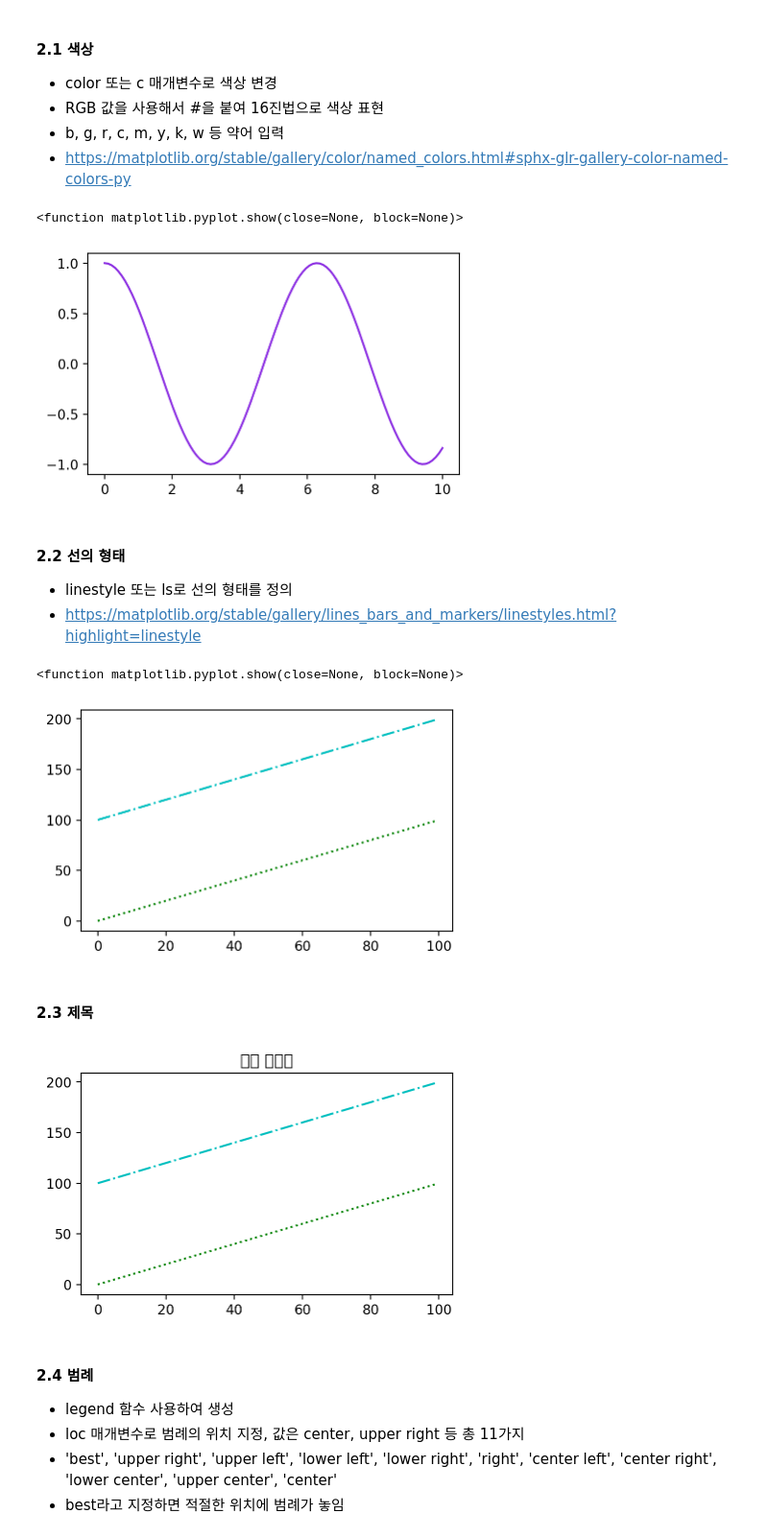
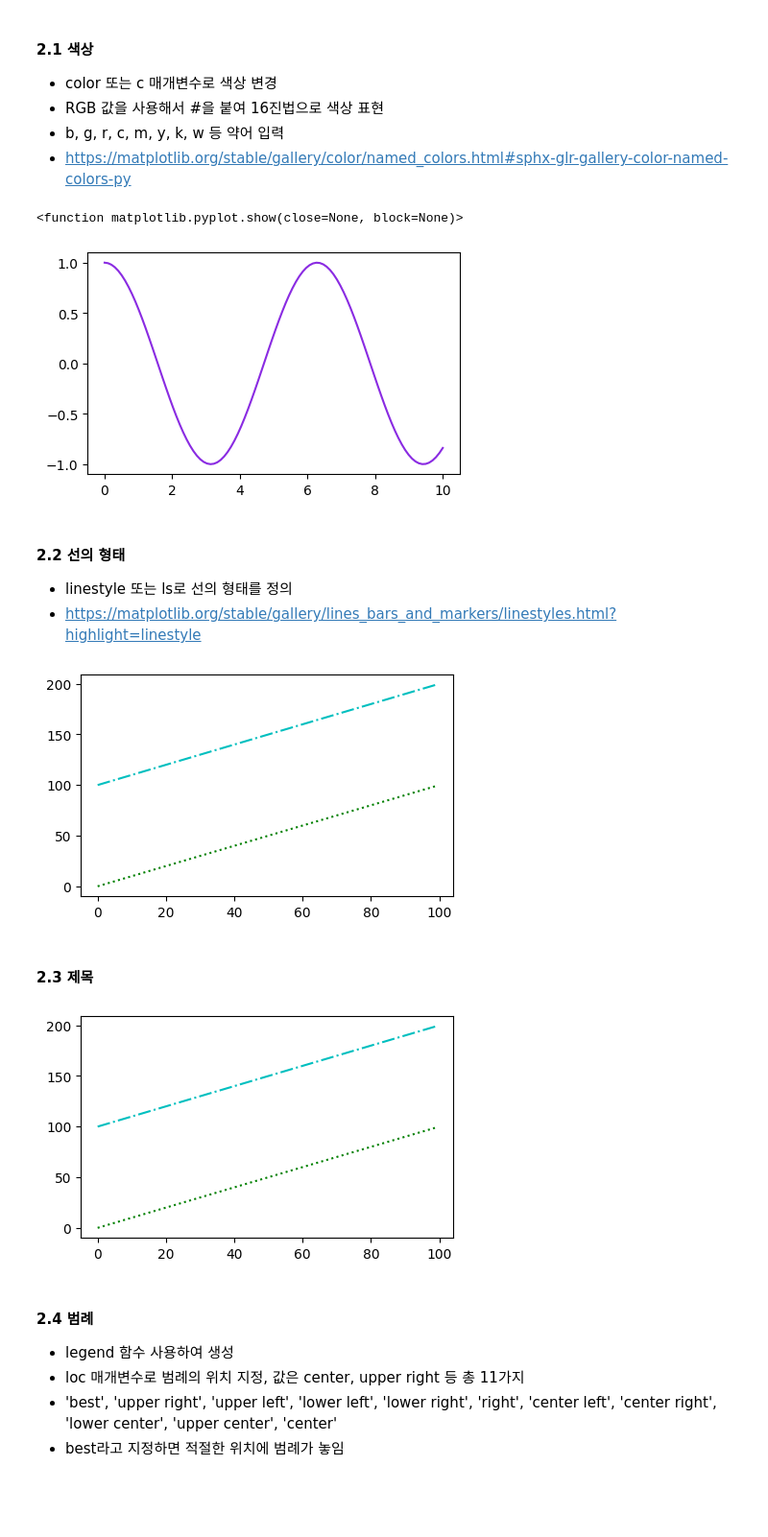
Before and after one commit to y109240/dataAnalysis, a Jupyter notebook: 데이터분석_matplotlib.ipynb, the cells around one changed output. Shown at 96% size. Cells and saved outputs as stored; diff of their text form; code cells hidden in the pictures; blank space fills up the shorter version.

Commit message:
Colab을 통해 생성됨

```diff
--- a/데이터분석_matplotlib.ipynb
+++ b/데이터분석_matplotlib.ipynb
@@ -97,0 +88,9 @@ mpl.rc('axes', unicode_minus=False)
+# %%
+# Mac colab
+import matplotlib.pyplot as plt
+import matplotlib.font_manager as fm
+import warnings
+
+fe = fm.FontEntry(fname='r/usr/share/fonts/truetype/nanum/NanumGothic.ttf', name="NanumGothic")
+fm.fontManager.ttflist.insert(0, fe)
+plt.rcParams.update({'font.size':13, 'font.family':'NanumGothic'})
@@ -103,5 +105,0 @@ mpl.rc('axes', unicode_minus=False)
-# %%
-import matplotlib.pyplot as plt
-import matplotlib.font_manager as fm
-fm._rebuild()
-plt.rc('font', family='NanumGothic')
@@ -114,3 +106,16 @@ for fontInfo in fm.fontManager.ttflist:
+# %%
+# 브라우저에서 바로 그려지도록
+%matplotlib inline
+
+# 그래프에 retina display 적용
+%config InlineBackend.figure_format = 'retina'
+
+# 한글 폰트 설정
+plt.rc('font', family='NanumBarunGothic')  # 코랩 폰트
+plt.rc('font', family='Malgun Gothic')     # 윈도우 폰트
+
+# 유니코드에서  음수 부호설정
+mpl.rc('axes', unicode_minus=False)
 # %% [markdown]
 ------------------------------
 # %% [markdown]
@@ -133,9 +138,7 @@ for fontInfo in fm.fontManager.ttflist:
 # matplotlib 모듈 호출
 import matplotlib.pyplot as plt
 
-plt.rcParams["font.family"] == "NanumBarunGothic" # 폰트지정(한글 코랩)
 plt.rcParams["figure.figsize"] = (5, 3)           # 그래프 크기
-plt.rcParams["axes.unicode_minus"] = False        # 그래프에서 마이너스 표기
 x1 = range(100)
 x2 = range(0, 200, 2)
 y = range(100)
@@ -315,4 +323,4 @@ plt.plot(X, Y, c="blueviolet")
 plt.show
 # %% [output]
 <function matplotlib.pyplot.show(close=None, block=None)>
-[figure, old version]
+[figure, new version]
@@ -332,18 +338,16 @@ plt.plot(X, Y2, c="c", ls="dashdot")
 
 plt.show()
 # %% [output]
-<function matplotlib.pyplot.show(close=None, block=None)>
-[figure, old version]
+[figure, new version]
 # %% [markdown]
 #### 2.3 제목
 # %%
 plt.plot(X, Y1, c="g", linestyle="dotted")
 plt.plot(X, Y2, c="c", ls="dashdot")
-plt.title("점선 그래프")
 
 plt.show()
 # %% [output]
-[figure, old version]
+[figure, new version]
 # %% [markdown]
 #### 2.4 범례
 - legend 함수 사용하여 생성
```
Also changed, not shown: parts of 24 cells of this notebook.
